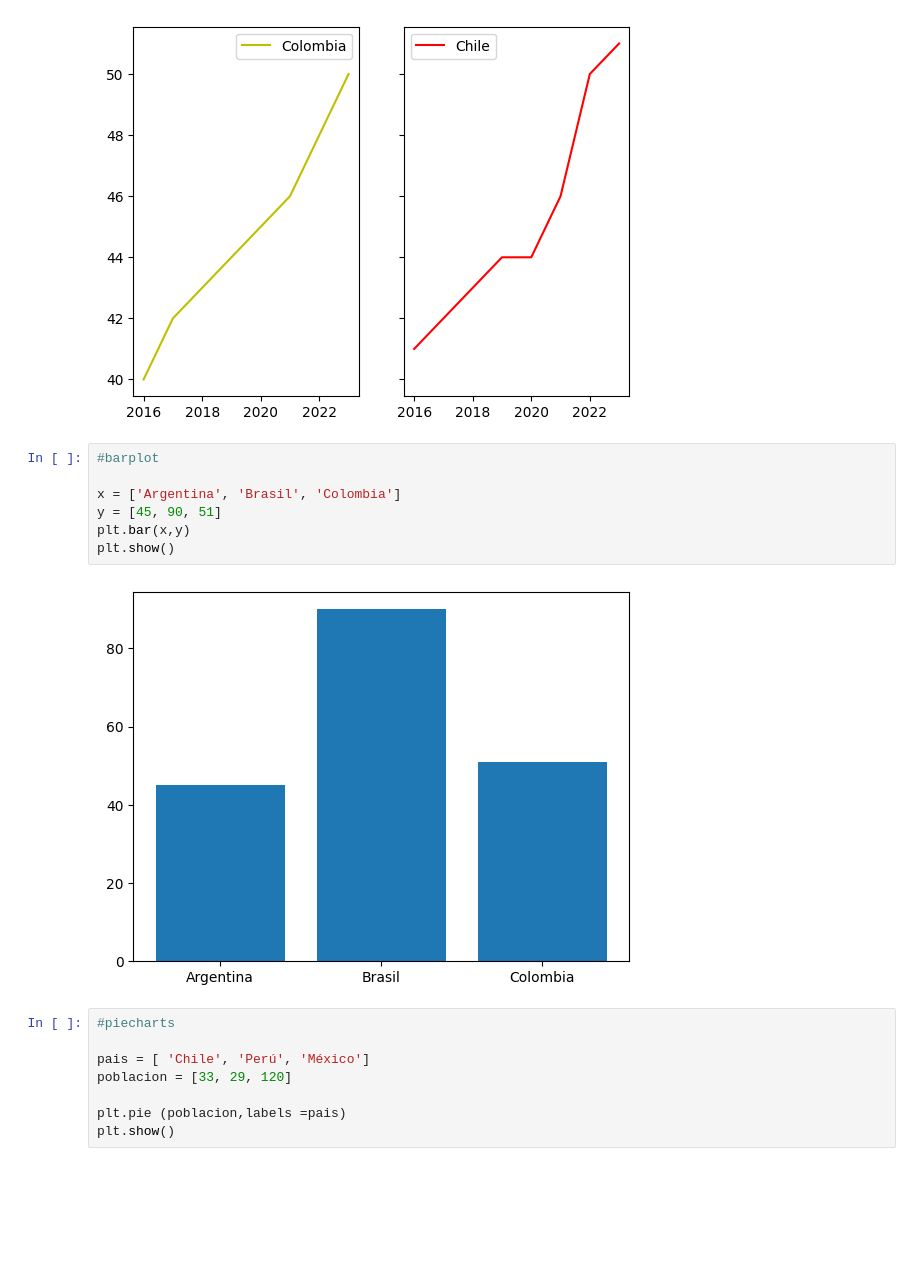
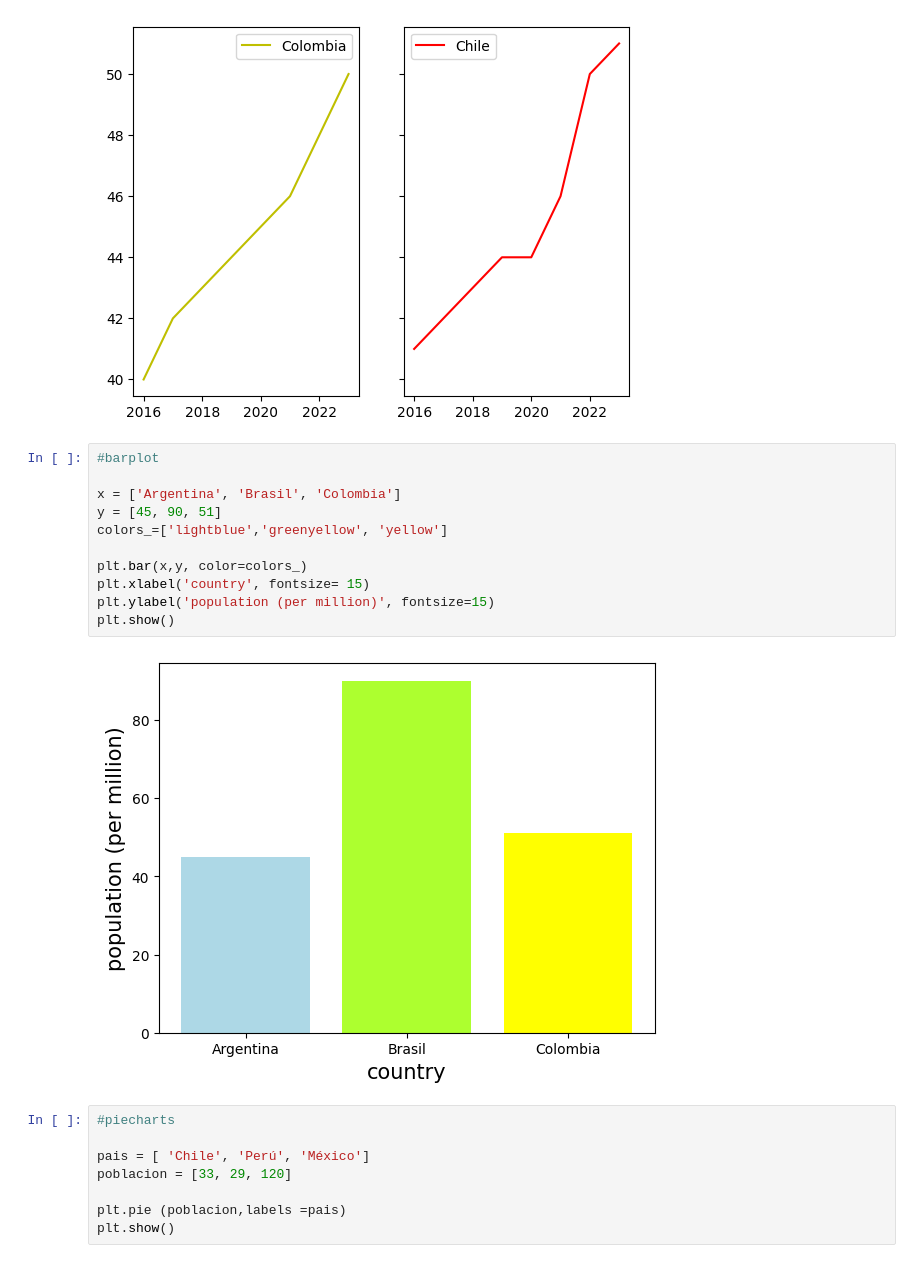
Before and after one commit to DanyJimenez/matplot, a Jupyter notebook: app.ipynb, the cells around one changed output. Drawn from its saved outputs; the diff is of its cells as text; blank space fills up the shorter version.

```diff
--- a/app.ipynb
+++ b/app.ipynb
@@ -35,12 +35,16 @@ plt.show()
 # %%
 #barplot
 
 x = ['Argentina', 'Brasil', 'Colombia']
 y = [45, 90, 51]
-plt.bar(x,y)
+colors_=['lightblue','greenyellow', 'yellow']
+
+plt.bar(x,y, color=colors_)
+plt.xlabel('country', fontsize= 15)
+plt.ylabel('population (per million)', fontsize=15)
 plt.show()
 # %% [output]
-[figure, old version]
+[figure, new version]
 # %%
 #piecharts
 
```
Also changed, not shown: parts of 2 cells of this notebook, 2 other files.
